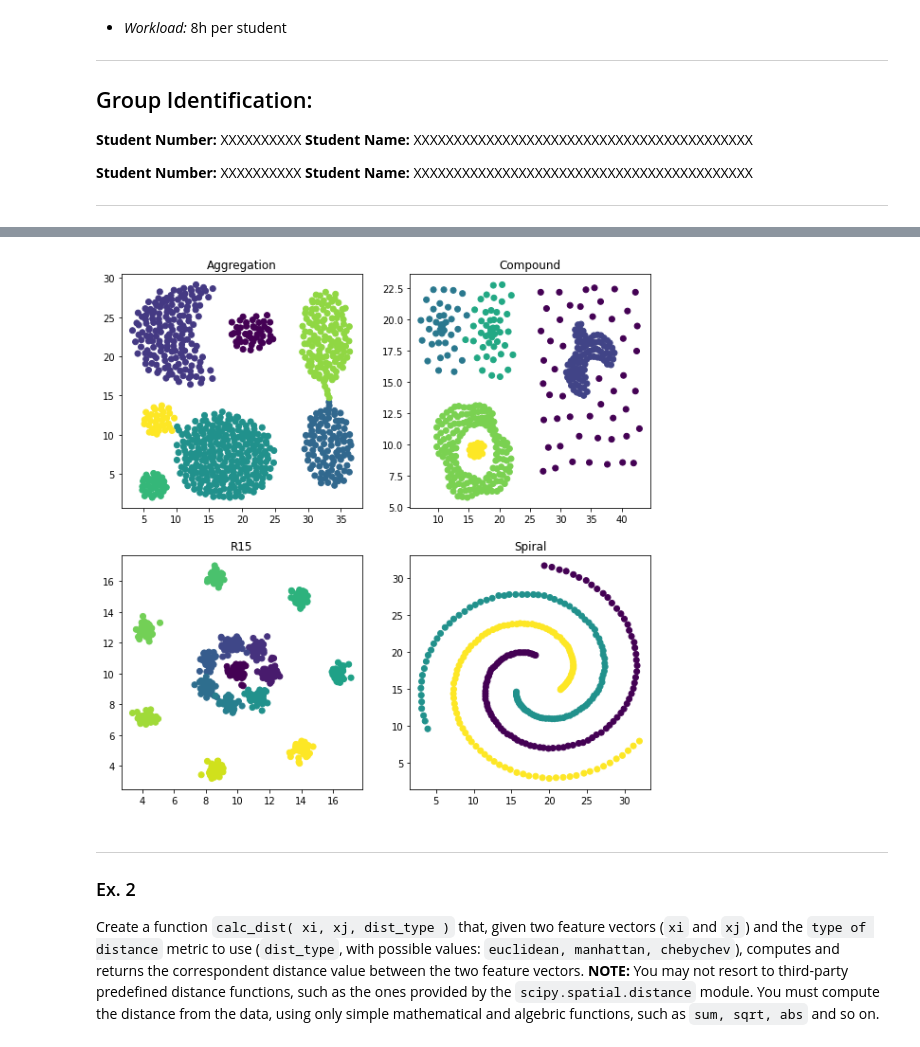
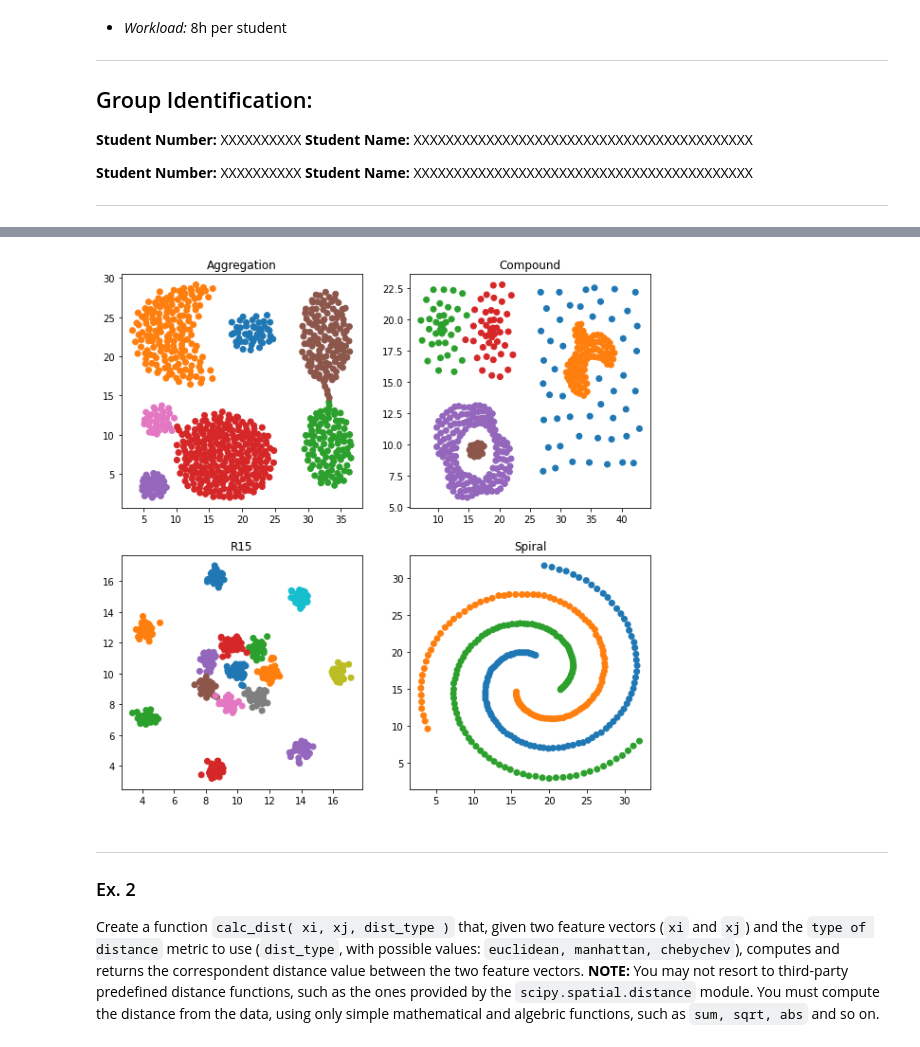
Before and after one commit to DrSh1ny/AC, a Jupyter notebook: PL3/TP1b.ipynb, the cells around one changed output, grey strips where cells are left out. Cells and saved outputs as stored; diff of their text form; code cells hidden in the pictures.

Commit message:
ex8
Nao usar np.matrix()!!!!!!!!!!!!!!!!!!!!!!!!!!!!!!!!!!!!!!!!!!!!!!!!!!!!!!!!!!!!!!!!!!!!!!!!!!!!!!!!!!!!!!!!!!!!!!!!!!!!!!!!!!!!!!!!!!!!!!!!
 usar np.array()

```diff
--- a/PL3/TP1b.ipynb
+++ b/PL3/TP1b.ipynb
@@ -49,32 +49,34 @@ Load the datasets into memory and extract, for each dataset, the number of true
 # %%
 import pandas as pd
 import numpy as np
 from matplotlib import pyplot as plt
 
-# load data
 N_DATASETS = 4
 
 dataset_names = ['Aggregation', 'Compound', 'R15', 'Spiral']
 datasets = []
 nclusters = []
+labels=[]
 
 for fileName in dataset_names:
   data = pd.read_csv('{name}.txt'.format(name=fileName),sep="\t", header = None)
   data.columns = ["x", "y", "c"]
-  dataset=data.iloc[:,:-1]
-  clusters=data.iloc[:,-1]
-  datasets.append(dataset)
-  nclusters.append(clusters)
+  datasets.append(data.iloc[:,:-1])
+  labels.append(data.iloc[:,-1])
+  nclusters.append(len(np.unique(data.iloc[:,-1])))
 
-# Load datasets data and plot them into as scatter plots in a 2x2 figure of subplots
+
 fig, axes = plt.subplots(2,2, figsize=[10,10])
-axis=[[0,0],[0,1],[1,0],[1,1]]
+axis=axes.flatten()
+
 for i in range(N_DATASETS):
-  axes[axis[i][0],axis[i][1]].scatter(x=datasets[i].iloc[:,0], y= datasets[i].iloc[:,1], c= nclusters[i])
-  axes[axis[i][0],axis[i][1]].set_title(dataset_names[i])
+  colors = np.array(['C'+str(j) for j in range(nclusters[i])])
+
+  axis[i].scatter(x=datasets[i].iloc[:,0], y= datasets[i].iloc[:,1], c= colors[labels[i]-1])
+  axis[i].set_title(dataset_names[i])
 plt.show()
 # %% [output]
-[figure, old version]
+[figure, new version]
 # %% [markdown]
 ***
 ### Ex. 2
```
Also changed, not shown: parts of 7 cells of this notebook.
